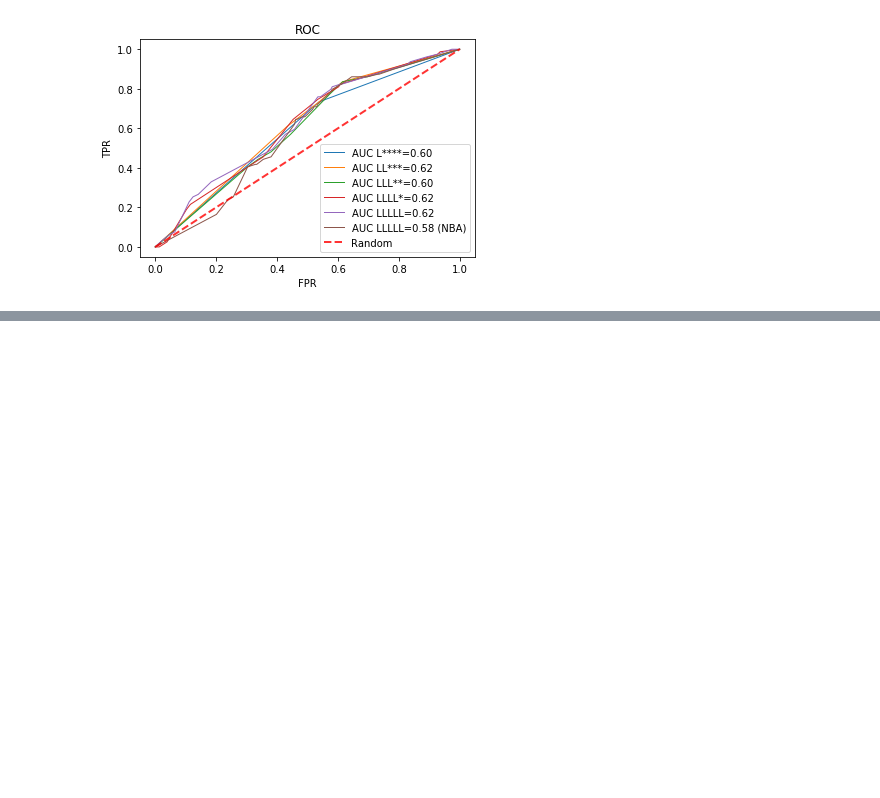
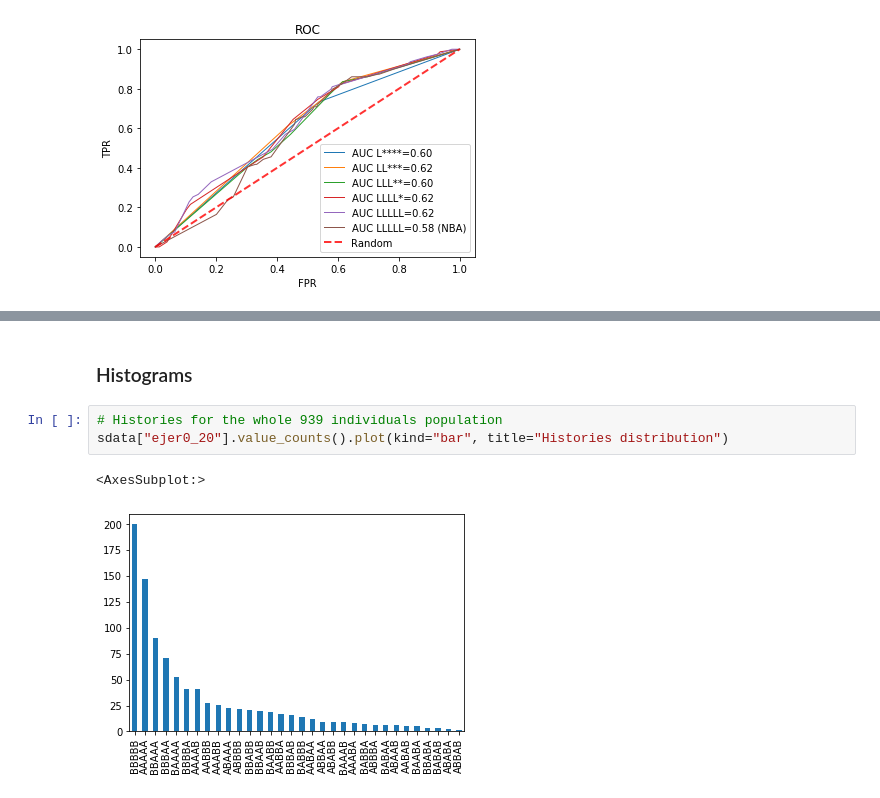
Before and after one commit to vicalbiter/histories, a Jupyter notebook: Scores Breakdown.ipynb, the cells around one changed output, grey strips where cells are left out. Saved outputs shown, nothing was run; the diff lists cells and outputs as text; blank space fills up the shorter version.

Commit message:
Histograms, low and high noise histories analysis

```diff
--- a/Scores Breakdown.ipynb
+++ b/Scores Breakdown.ipynb
@@ -204,0 +269,8 @@ plt.show()
+# %% [markdown]
+### Histograms
+# %%
+# Histories for the whole 939 individuals population
+sdata["ejer0_20"].value_counts().plot(kind="bar", title="Histories distribution")
+# %% [output]
+<AxesSubplot:>
+[figure, added]
```
Also changed, not shown: parts of 13 cells of this notebook, 11 other files.
